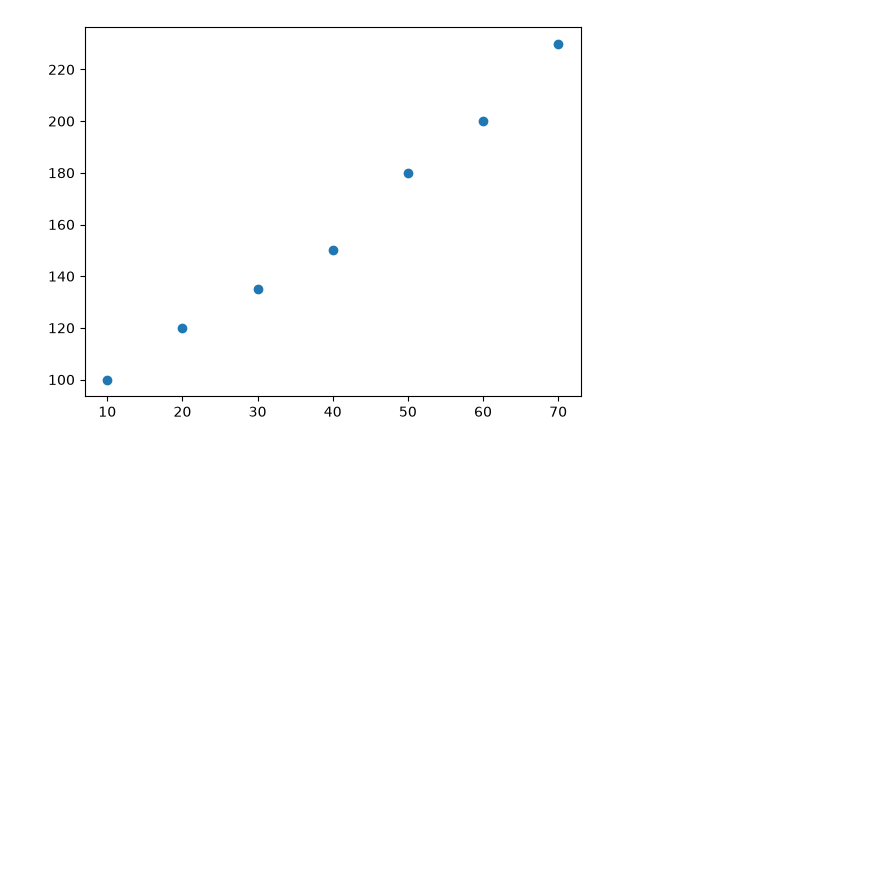
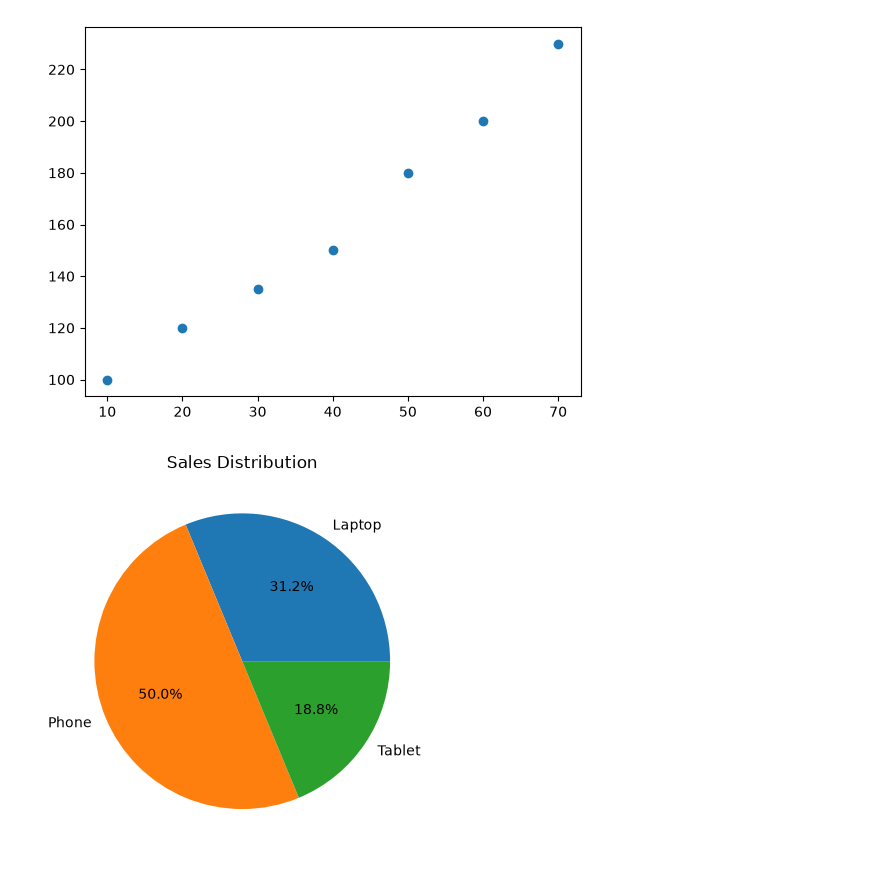
Before and after one commit to olaazimi1998/AI-Roadmap, a Jupyter notebook: week8-matplot & sn/day1/data-vasualization.ipynb, the cells around one changed output. Cells and saved outputs as stored; diff of their text form; code cells hidden in the pictures; blank space fills up the shorter version.

```diff
--- a/week8-matplot & sn/day1/data-vasualization.ipynb
+++ b/week8-matplot & sn/day1/data-vasualization.ipynb
@@ -121,3 +121,20 @@ plt.show()
 # %% [output]
 <matplotlib.collections.PathCollection at 0x...>
 [figure]
+# %%
+import matplotlib.pyplot as plt
+
+products = ["Laptop", "Phone", "Tablet"]
+sales = [50, 80, 30]
+
+plt.pie(
+    sales,
+    labels=products,
+    autopct="%1.1f%%"
+)
+
+plt.title("Sales Distribution")
+
+plt.show()
+# %% [output]
+[figure, added]
```
Also changed, not shown: 10 other files.
